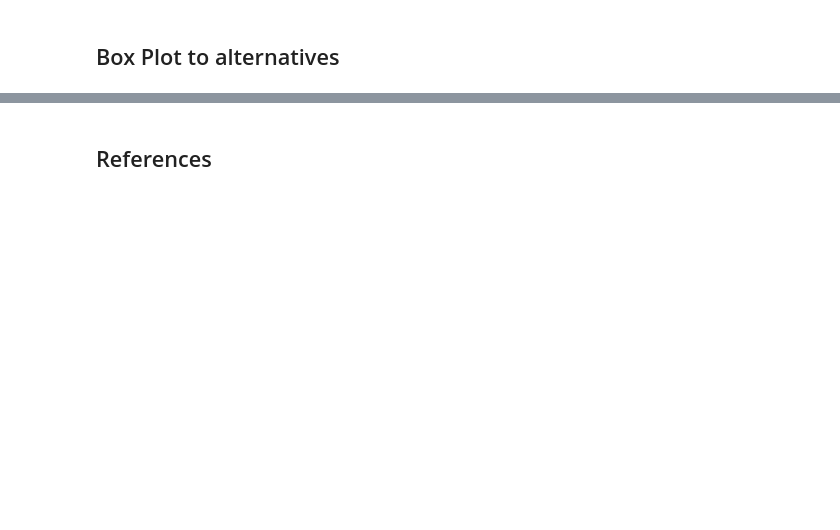
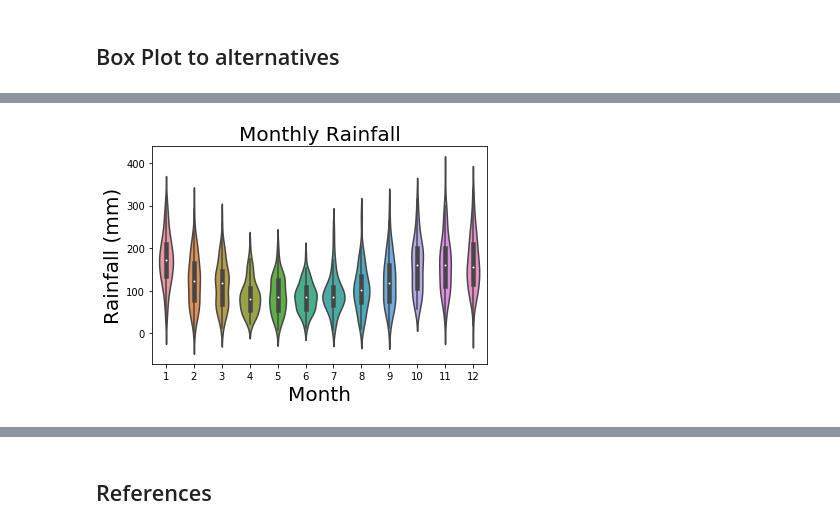
Before and after one commit to SDrag/FundamentalsOfDataAnalysis-Project, a Jupyter notebook: FDAproject.ipynb, the cells around one changed output, grey strips where cells are left out. Saved outputs shown, nothing was run; the diff lists cells and outputs as text; code cells hidden in the pictures; blank space fills up the shorter version.

```diff
--- a/FDAproject.ipynb
+++ b/FDAproject.ipynb
@@ -14,0 +150,15 @@ They take up less space and are therefore particularly useful for comparing dist
+# %%
+fig.set_size_inches((10,10))
+
+# plot violinpolt
+plot = sns.violinplot(x='month', y ='rain', data=df)
+
+# customise plot
+plot.set_title('Monthly Rainfall',fontsize=20)
+plot.set_ylabel('Rainfall (mm)',fontsize=20)
+plot.set_xlabel('Month',fontsize=20)
+
+#show plot
+plt.show()
+# %% [output]
+[figure, added]
```
Also changed, not shown: parts of 18 cells of this notebook.
